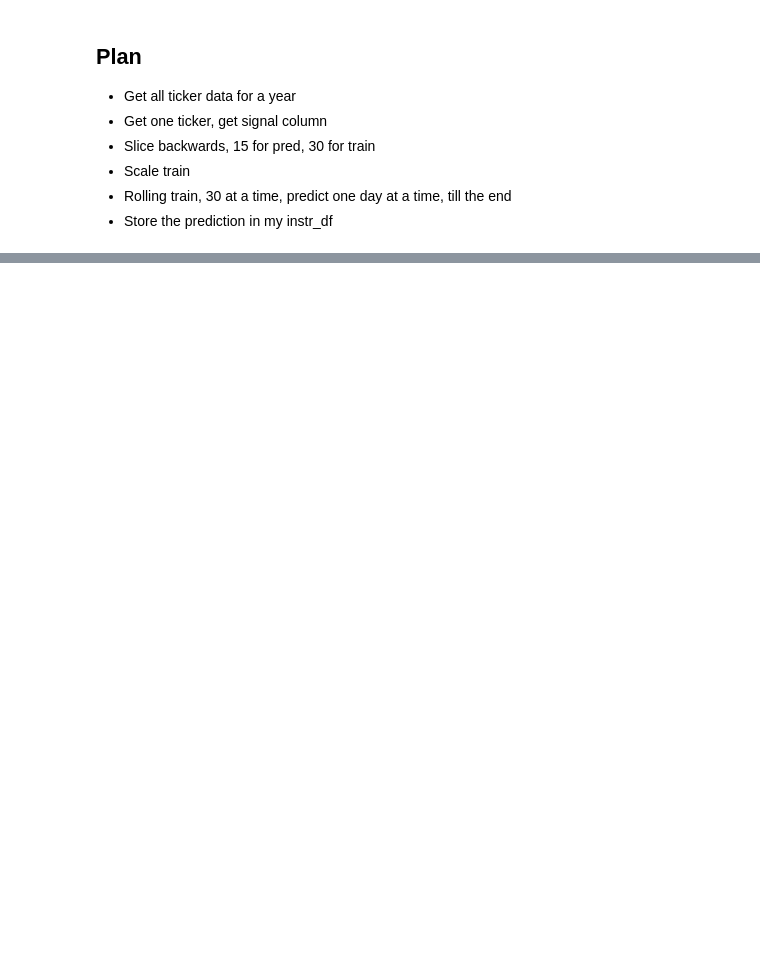
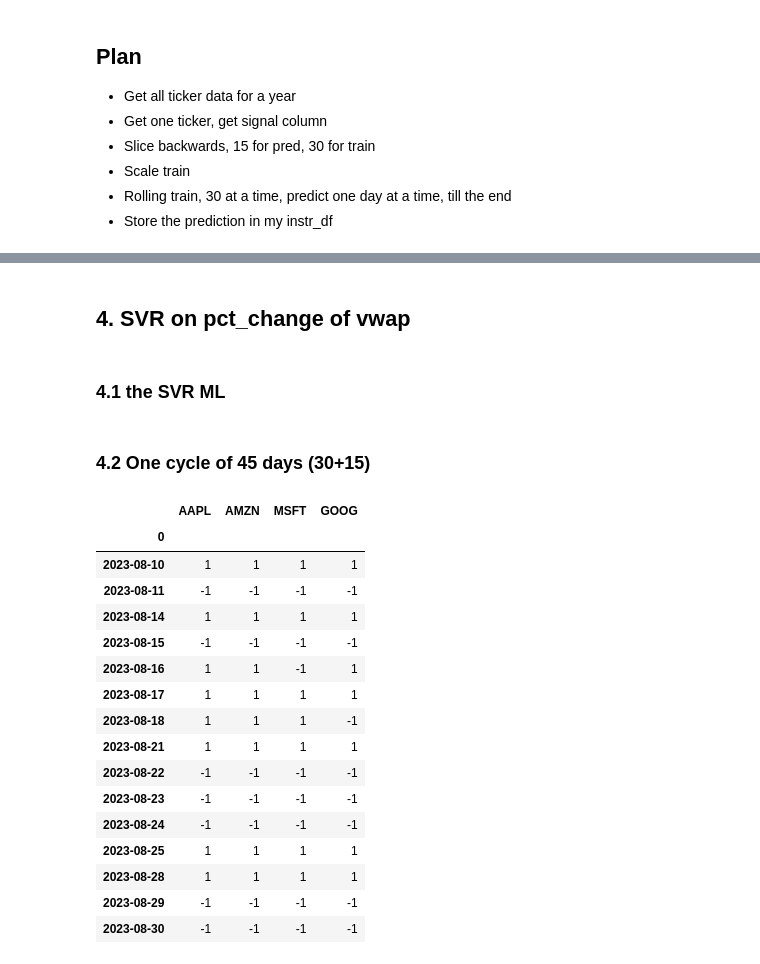
Before and after one commit to KPI68/Algo-TradeLab, a Jupyter notebook: algo-trade.ipynb, the cells around one changed output, grey strips where cells are left out. Saved outputs shown, nothing was run; the diff lists cells and outputs as text; code cells hidden in the pictures; blank space fills up the shorter version.

```diff
--- a/algo-trade.ipynb
+++ b/algo-trade.ipynb
@@ -97,3 +48,0 @@ aapl_signal[['daily_return','lagged_daily_return','twice_lagged']].hvplot(frame_
-# %%
-X = aapl_cycle.drop('symbol',axis=1)
-y = aapl_signal['signal']
@@ -102,5 +48,0 @@ y = aapl_signal['signal']
-# %%
-from sklearn.preprocessing import StandardScaler
-stsc = StandardScaler()
-stsc.fit(X)
-X_scaled = stsc.transform(X)
@@ -392,0 +169,61 @@ last15_clustered.hvplot.scatter(x='PCA1', y='PCA2', by='cluster')
+# %% [markdown]
+## 4. SVR on pct_change of vwap
+# %% [markdown]
+### 4.1 the SVR ML
+# %%
+def one_cycle( cycle ):
+    """ one cycle of 45 (30+15) days, using SVR directly on vwap pct_change """
+
+    # use lagged returns to train SVM
+    data = cycle.drop(['vwap','daily_return','signal'],axis=1)
+    label = cycle['signal']
+    instrs = pd.DataFrame()
+    model = svm.SVR()
+
+    # rolling train for 30 days then predict 1 day, 15 cycles for 15 instructions
+    for instri in range(0,15):
+        iloc_to = instri + 90
+        X = data.iloc[:iloc_to,:]
+        y = label.iloc[:iloc_to]
+        model.fit(X, y)
+        signal = model.predict(data.iloc[iloc_to:iloc_to+1,:])
+
+        if signal > 0:
+            instr = 1
+        else:
+            instr = -1
+        #one_row = pd.DataFrame([[signals.index[iloc_to].date(), cycle['symbol'][0], instr]])
+        one_row = pd.DataFrame([[cycle.index[iloc_to].date(), instr]])
+        instrs = pd.concat([instrs,one_row], join='outer')
+
+    return instrs
+# %% [markdown]
+### 4.2 One cycle of 45 days (30+15)
+# %%
+instrs = pd.DataFrame()
+for key in signals_dfs:
+    cycle = signals_dfs[key].iloc[-105:,:]
+    cycle_signals = one_cycle(cycle).set_index(0)
+    cycle_signals.columns = [key]
+    #instrs = pd.concat([instrs, one_cycle(cycle)])
+    instrs = pd.concat([instrs, cycle_signals],axis=1)
+
+instrs
+# %% [output]
+|  | AAPL | AMZN | MSFT | GOOG |
+| 0 |  |  |  |  |
+| 2023-08-10 | 1 | 1 | 1 | 1 |
+| 2023-08-11 | -1 | -1 | -1 | -1 |
+| 2023-08-14 | 1 | 1 | 1 | 1 |
+| 2023-08-15 | -1 | -1 | -1 | -1 |
+| 2023-08-16 | 1 | 1 | -1 | 1 |
+| 2023-08-17 | 1 | 1 | 1 | 1 |
+| 2023-08-18 | 1 | 1 | 1 | -1 |
+| 2023-08-21 | 1 | 1 | 1 | 1 |
+| 2023-08-22 | -1 | -1 | -1 | -1 |
+| 2023-08-23 | -1 | -1 | -1 | -1 |
+| 2023-08-24 | -1 | -1 | -1 | -1 |
+| 2023-08-25 | 1 | 1 | 1 | 1 |
+| 2023-08-28 | 1 | 1 | 1 | 1 |
+| 2023-08-29 | -1 | -1 | -1 | -1 |
+| 2023-08-30 | -1 | -1 | -1 | -1 |
```
Also changed, not shown: parts of 69 cells of this notebook.
